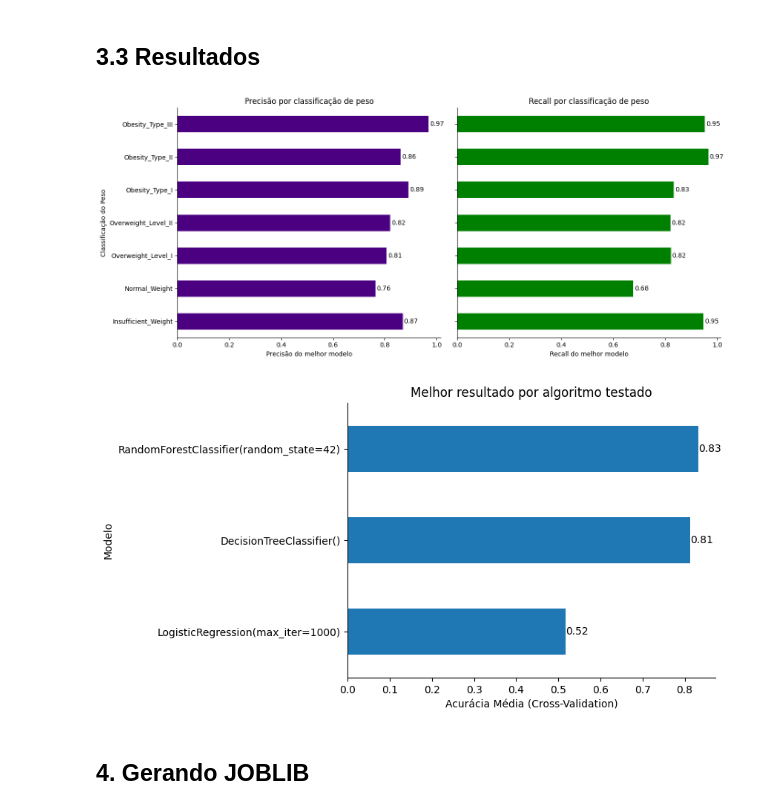
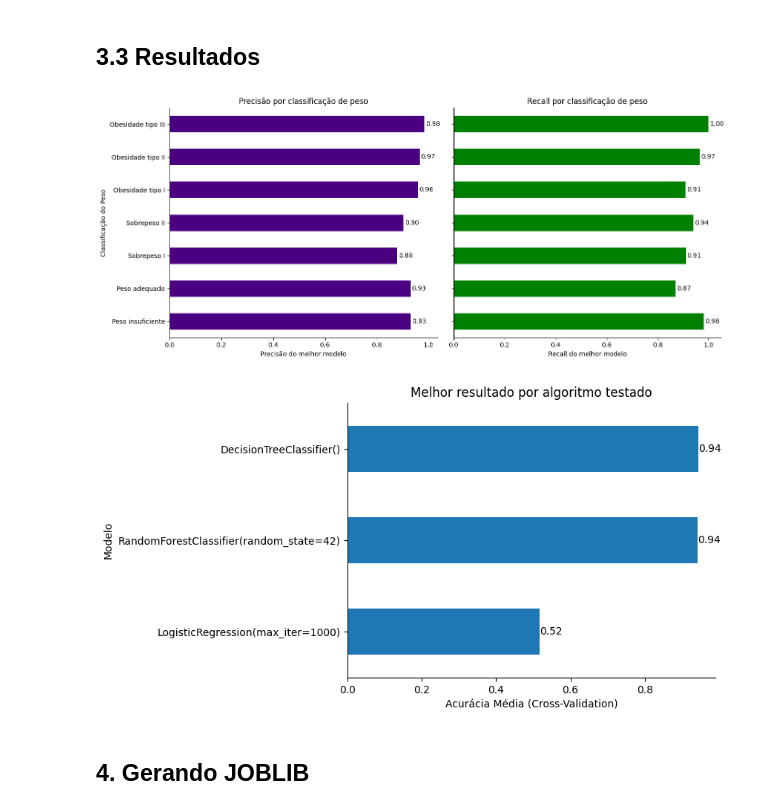
Before and after one commit to vbomura/tc4final, a Jupyter notebook: MachineLearning/Algoritmo.ipynb, the cells around one changed output. Cells and saved outputs as stored; diff of their text form; code cells hidden in the pictures.

```diff
--- a/MachineLearning/Algoritmo.ipynb
+++ b/MachineLearning/Algoritmo.ipynb
@@ -311,11 +311,27 @@ class ColumnsToIntTransformer(BaseEstimator, TransformerMixin):
             if col in X_.columns:
                 X_[col] = X_[col].astype(int)
         return X_
+# %%
+class AlturaCmTransformer(BaseEstimator, TransformerMixin): #ajustamos a altura para ter mais peso
+    def __init__(self, coluna_altura="altura"):
+        self.coluna_altura = coluna_altura
+
+    def fit(self, X, y=None):
+        return self  # nada para ajustar
+
+    def transform(self, X):
+        X_ = X.copy()
+
+        if self.coluna_altura in X_.columns:
+            X_["altura"] = X_[self.coluna_altura] * 100
+
+        return X_
 # %%
 pipeline = Pipeline([
     ('renomear', RenomearColunasTransf()),
     ('min_max_scaler',MinMax()),
     ('ordinal_feature', OrdinalEncodingTransformer()),
+    ("altura_cm", AlturaCmTransformer(coluna_altura="altura")),
     ('label_encoding', MultiLabelEncoder(
         columns=[
             'historico_familiar',
@@ -527,7 +540,5 @@ base[['peso','historico_familiar_cod', 'idade', 'calorias_frequente_cod', 'entre
 # %%
-#x = base.loc[:,base.columns.difference(['nvl_obsidade_ord'])]
-#x = base[['peso','historico_familiar', 'idade', 'calorias_frequente', 'entre_refeicao_ord']]
-x = base[['peso','historico_familiar_cod', 'idade', 'calorias_frequente_cod', 'entre_refeicao_ord']]
+x = base[['peso','historico_familiar_cod', 'idade', 'calorias_frequente_cod', 'entre_refeicao_ord','altura']]
 y = base['nvl_obsidade_ord']
 
 X_train, X_test, y_train, y_test = train_test_split(x, y, test_size=0.2, random_state=42)
@@ -544,7 +546,7 @@ x.head()
 ## 3.2 Pipelines
 # %%
 # Nomes das colunas que serão usadas pelo modelo (melhor manutenção se precisar trocar as colunas)
-colunas_modelo = ['peso','historico_familiar_cod', 'idade', 'calorias_frequente_cod', 'entre_refeicao_ord']
+colunas_modelo = ['peso','historico_familiar_cod', 'idade', 'calorias_frequente_cod', 'entre_refeicao_ord', 'altura']
 # %%
 # O modelo de regressão logistica funciona melhor com stadard scale, então vamos aplicar nas colunas para tentar obter o melhor resultado
 # Para isso vamos aplicar "funções" de preprocessamento no pipeline. De forma geral essa parte irá criar duas "funções" de pre processamento
@@ -636,7 +620,7 @@ fig, axs = plt.subplots(1, 2, figsize=(14, 6), sharey=True)
 # Criando o gráfico
 df_plot = df_report.iloc[:-3][['precision', 'recall', 'f1-score']] # removendo linhas como 'accuracy', 'macro avg', 'weighted avg'
 df_plot = df_plot.sort_index(ascending = True) #ordenando
-df_plot.index = ['Insufficient_Weight' ,'Normal_Weight', 'Overweight_Level_I', 'Overweight_Level_II','Obesity_Type_I','Obesity_Type_II','Obesity_Type_III'] #trocando o nome do index
+df_plot.index = ['Peso insuficiente' ,'Peso adequado', 'Sobrepeso I', 'Sobrepeso II','Obesidade tipo I','Obesidade tipo II','Obesidade tipo III'] #trocando o nome do index
 
 # =========================
 #  GRÁFICO 1: PRECISION
@@ -657,34 +641,34 @@ for barra in ax.patches:
 ax.set_title("Precisão por classificação de peso")
 ax.set_xlabel("Precisão do melhor modelo")
 ax.set_ylabel("Classificação do Peso")
 ax.spines['right'].set_visible(False)
 ax.spines['top'].set_visible(False)
 
 # =========================
 #  GRÁFICO 2: RECALL
 # =========================
 
 ax = axs[1]
 df_plot[['recall']].plot.barh(ax=ax, legend=False, color='green')
 
 for barra in ax.patches:
     largura = barra.get_width()
     ax.text(
         largura + 0.005,
         barra.get_y() + barra.get_height() / 2,
         f"{largura:.2f}",
         va='center', ha='left'
     )
 
 ax.set_title("Recall por classificação de peso")
 ax.set_xlabel("Recall do melhor modelo")
 ax.spines['right'].set_visible(False)
 ax.spines['top'].set_visible(False)
 
 plt.tight_layout()
 plt.show()
 # %% [output]
-[figure, old version]
+[figure, new version]
 # %%
 # | Coluna        | Significa o quê?                                                     | Importância                                               |
 # | ------------- | -------------------------------------------------------------------- | --------------------------------------------------------- |
@@ -727,7 +711,7 @@ plt.title('Melhor resultado por algoritmo testado')
 
 plt.show()
 # %% [output]
-[figure, old version]
+[figure, new version]
 # %% [markdown]
 ## 4. Gerando JOBLIB
 # %%
```
Also changed, not shown: parts of 10 cells of this notebook.
